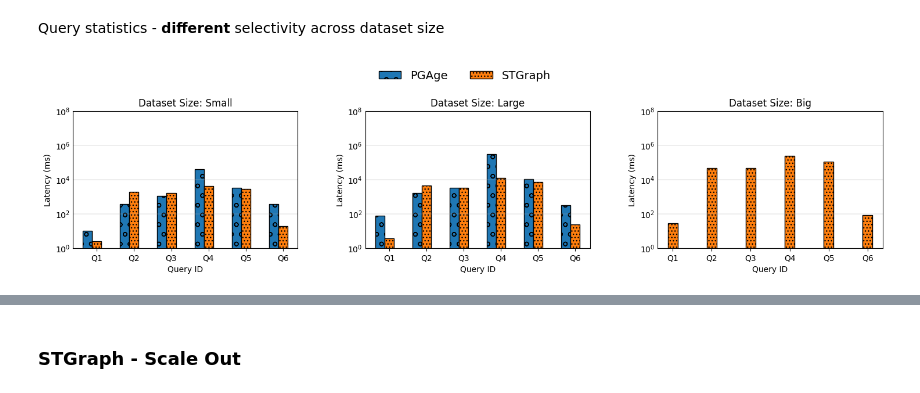
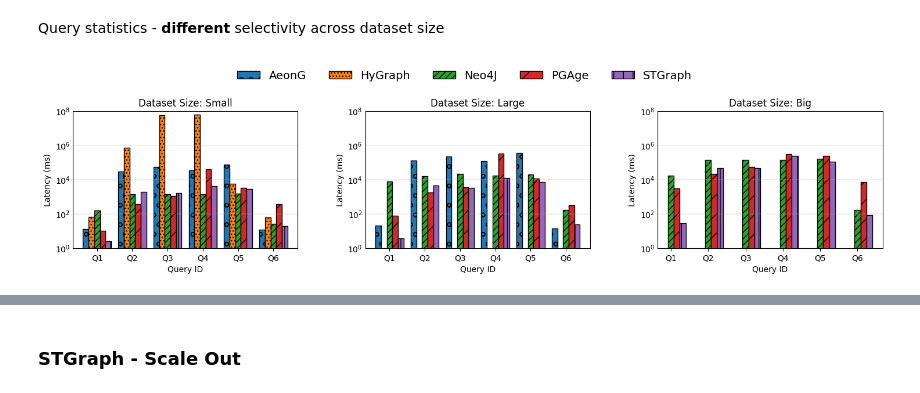
Before and after one commit to big-unibo/STGraph-evaluation, a Jupyter notebook: postprocessing/STGraph.ipynb, the cells around one changed output, grey strips where cells are left out. Saved outputs shown, nothing was run; the diff lists cells and outputs as text; code cells hidden in the pictures.

Commit message:
feat: updating query &ingestion statistics

```diff
--- a/postprocessing/STGraph.ipynb
+++ b/postprocessing/STGraph.ipynb
@@ -15,6 +15,28 @@ query_statistics_output_file  = os.path.join(statistics_path, "query_statistics.
 ingestion_statistics_output_file = os.path.join(statistics_path, "ingestion_statistics.csv")
 
 figures_path = os.path.join(os.sep, "home", "figures")
+# %%
+for path in (query_statistics_output_file, ingestion_statistics_output_file):
+    Path(path).unlink(missing_ok=True)
+
+ingestion_statistics = pd.DataFrame()
+query_statistics = pd.DataFrame()
+
+# Aggregate different systems results
+
+for evaluated_system in os.listdir(statistics_path):
+    if os.path.isdir(os.path.join(statistics_path, evaluated_system)):
+        ingestion_file = os.path.join(statistics_path, evaluated_system, "ingestion_time","ingestion_statistics.csv")
+        query_file = os.path.join(statistics_path, evaluated_system, "query_evaluation","statistics.csv")
+        if os.path.exists(ingestion_file):
+            ingestion_statistics = pd.concat([ingestion_statistics, pd.read_csv(ingestion_file)], ignore_index=True)
+        query_statistics = pd.concat([query_statistics, pd.read_csv(query_file)], ignore_index=True)
+
+ingestion_statistics["datasetSize"] = ingestion_statistics["datasetSize"].apply(lambda x: str.capitalize(x))
+query_statistics["datasetSize"] = query_statistics["datasetSize"].apply(lambda x: str.capitalize(x))
+
+ingestion_statistics.to_csv(ingestion_statistics_output_file, index=False )
+query_statistics.to_csv(query_statistics_output_file, index=False )
 # %%
 # Delete old statistics
 for path in (query_statistics_output_file, ingestion_statistics_output_file):
@@ -285,6 +402,6 @@ print_query_statistics(query_statistics_same_selectivity)
 Query statistics - <b>different</b> selectivity across dataset size
 # %%
 query_statistics_different_selectivity = query_statistics.loc[query_statistics["querySelectivity"] == "increased"]
-print_query_statistics(query_statistics_different_selectivity)
+print_query_statistics(query_statistics_different_selectivity, "query_statistics_increased")
 # %% [output]
-[figure, old version]
+[figure, new version]
```
Also changed, not shown: parts of 11 cells of this notebook, 41 other files.
